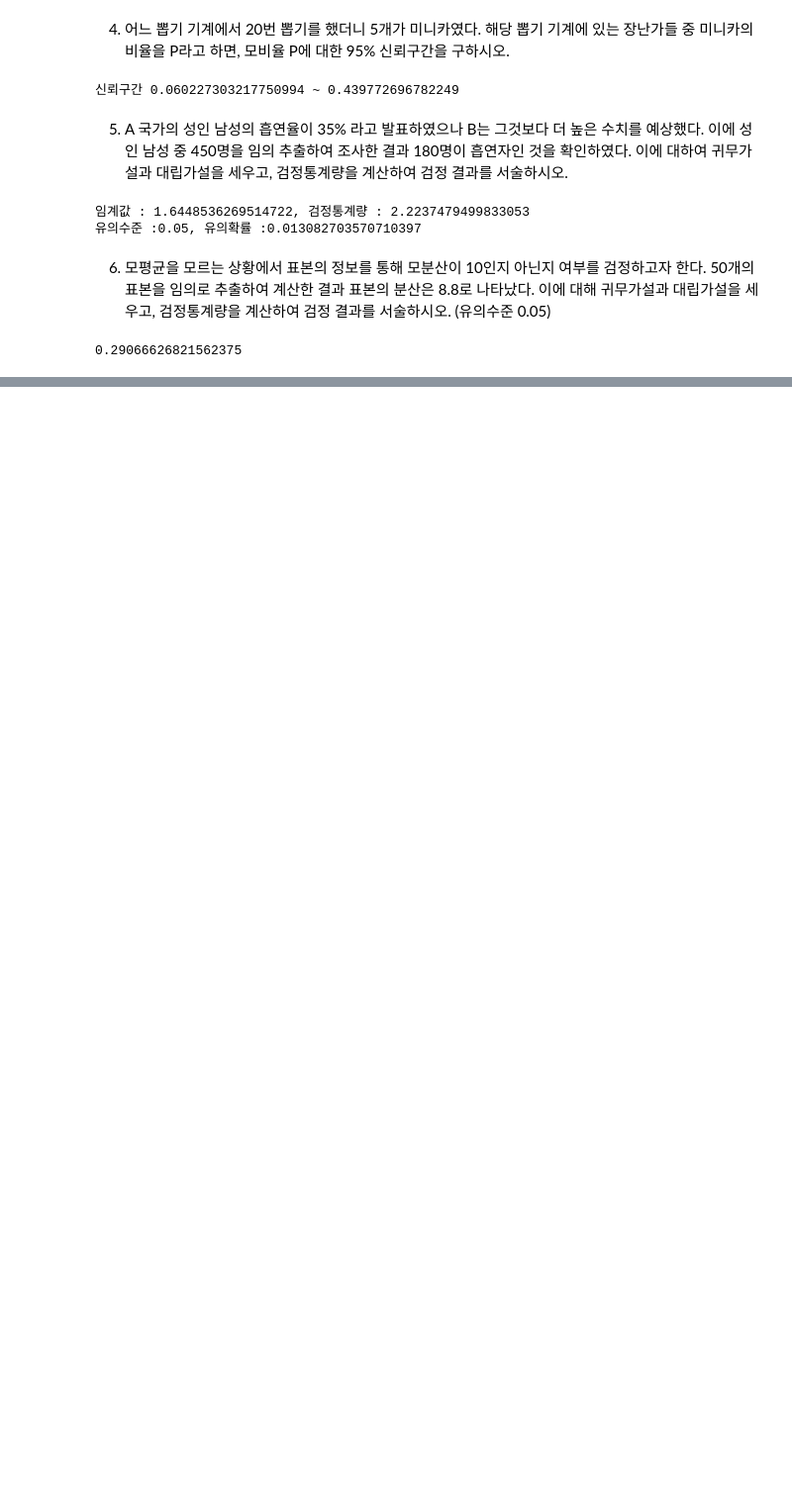
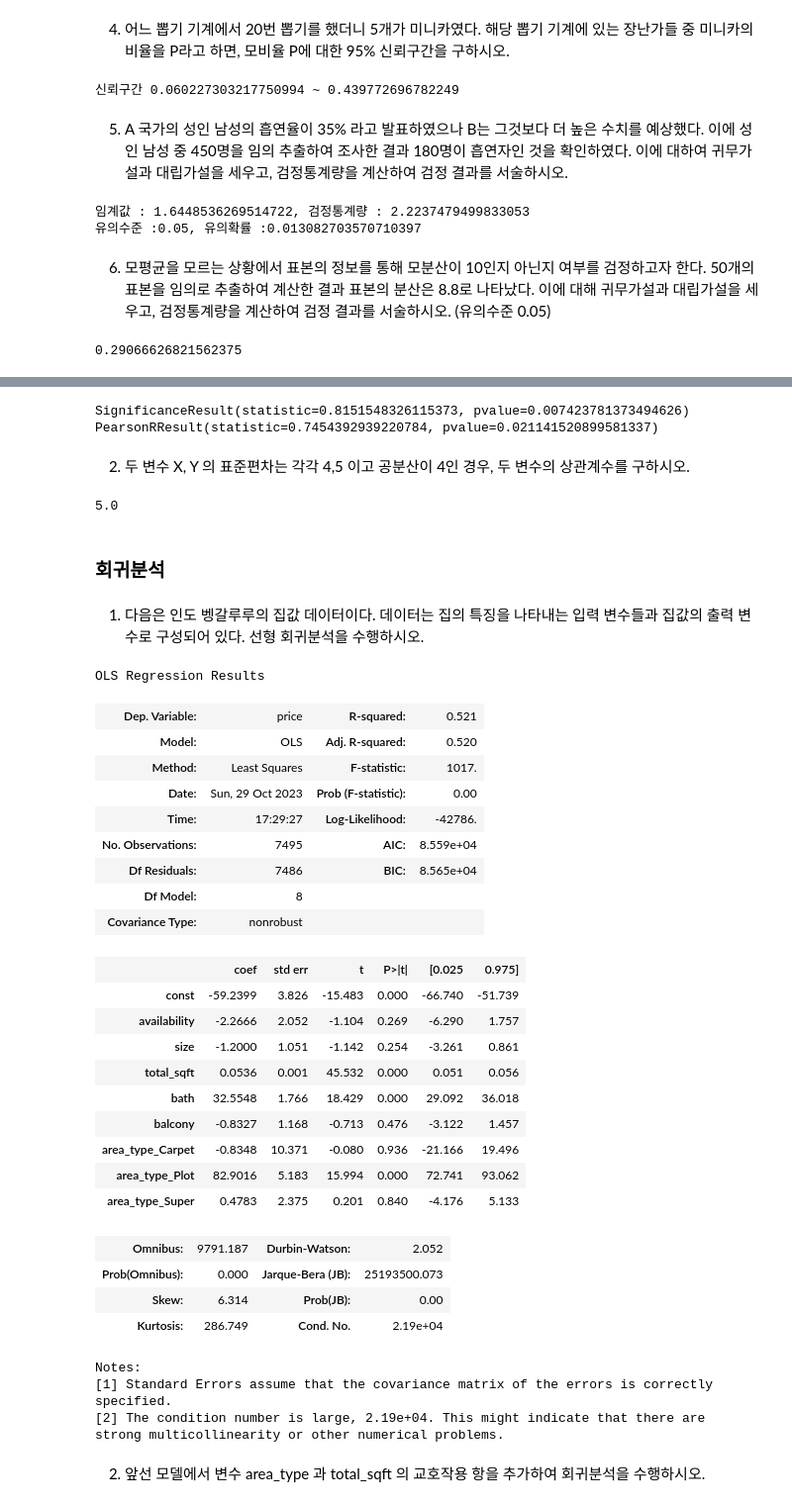
Before and after one commit to Junoflows/ADP, a Jupyter notebook: 교재 정리/교재 연습문제.ipynb, the cells around one changed output, grey strips where cells are left out. Shown: that part at 99% size. Cells and saved outputs as stored; diff of their text form; code cells hidden in the pictures; blank space fills up the shorter version.

```diff
--- a/교재 정리/교재 연습문제.ipynb
+++ b/교재 정리/교재 연습문제.ipynb
@@ -551,0 +765,78 @@ cv1 = chi2.ppf(test_a /2, df)
+# %%
+math = [96,93,63,89,85,84,66,62,90]
+eng = [98,90,74,84,69,69,73,61,98]
+
+data = pd.DataFrame([math, eng], index = ['math', 'eng']).T
+
+data.corr(method = 'spearman')
+
+from scipy.stats import spearmanr, pearsonr
+
+print(spearmanr(math, eng))
+print(pearsonr(math, eng))
+
+# 두 계수모두 통계적으로 유의함.
+# %% [output]
+SignificanceResult(statistic=0.8151548326115373, pvalue=0.007423781373494626)
+PearsonRResult(statistic=0.7454392939220784, pvalue=0.021141520899581337)
+# %% [markdown]
+2. 두 변수 X, Y 의 표준편차는 각각 4,5 이고 공분산이 4인 경우, 두 변수의 상관계수를 구하시오.
+# %%
+xs, ys = 4, 5
+cov = 4
+cov / 4*5
+# %% [output]
+5.0
+# %% [markdown]
+### 회귀분석
+# %% [markdown]
+1. 다음은 인도 벵갈루루의 집값 데이터이다. 데이터는 집의 특징을 나타내는 입력 변수들과 집값의 출력 변수로 구성되어 있다. 선형 회귀분석을 수행하시오.
+# %%
+data = pd.read_csv('https://raw.githubusercontent.com/algoboni/pythoncodebook1-1/main/practice8_BHP2.csv')
+data
+
+X = data.drop(['price'], axis = 1)
+y = data['price']
+
+import statsmodels.api as sm
+
+X = pd.get_dummies(data = X, columns = ['area_type'], drop_first= True)
+X = sm.add_constant(X)
+
+from sklearn.linear_model import LinearRegression
+
+lr = sm.OLS(y, X)
+lr_fit = lr.fit()
+
+lr_fit.summary()
+# %% [output]
+OLS Regression Results
+| Dep. Variable: | price | R-squared: | 0.521 |
+| Model: | OLS | Adj. R-squared: | 0.520 |
+| Method: | Least Squares | F-statistic: | 1017. |
+| Date: | Sun, 29 Oct 2023 | Prob (F-statistic): | 0.00 |
+| Time: | 17:29:27 | Log-Likelihood: | -42786. |
+| No. Observations: | 7495 | AIC: | 8.559e+04 |
+| Df Residuals: | 7486 | BIC: | 8.565e+04 |
+| Df Model: | 8 |  |  |
+| Covariance Type: | nonrobust |  |  |
+|  | coef | std err | t | P>|t| | [0.025 | 0.975] |
+| const | -59.2399 | 3.826 | -15.483 | 0.000 | -66.740 | -51.739 |
+| availability | -2.2666 | 2.052 | -1.104 | 0.269 | -6.290 | 1.757 |
+| size | -1.2000 | 1.051 | -1.142 | 0.254 | -3.261 | 0.861 |
+| total_sqft | 0.0536 | 0.001 | 45.532 | 0.000 | 0.051 | 0.056 |
+| bath | 32.5548 | 1.766 | 18.429 | 0.000 | 29.092 | 36.018 |
+| balcony | -0.8327 | 1.168 | -0.713 | 0.476 | -3.122 | 1.457 |
+| area_type_Carpet | -0.8348 | 10.371 | -0.080 | 0.936 | -21.166 | 19.496 |
+| area_type_Plot | 82.9016 | 5.183 | 15.994 | 0.000 | 72.741 | 93.062 |
+| area_type_Super | 0.4783 | 2.375 | 0.201 | 0.840 | -4.176 | 5.133 |
+| Omnibus: | 9791.187 | Durbin-Watson: | 2.052 |
+| Prob(Omnibus): | 0.000 | Jarque-Bera (JB): | 25193500.073 |
+| Skew: | 6.314 | Prob(JB): | 0.00 |
+| Kurtosis: | 286.749 | Cond. No. | 2.19e+04 |
+Notes:
+[1] Standard Errors assume that the covariance matrix of the errors is correctly specified.
+[2] The condition number is large, 2.19e+04. This might indicate that there are
+strong multicollinearity or other numerical problems.
+# %% [markdown]
+2. 앞선 모델에서 변수 area_type 과 total_sqft 의 교호작용 항을 추가하여 회귀분석을 수행하시오.
```
Also changed, not shown: parts of 23 cells of this notebook.
